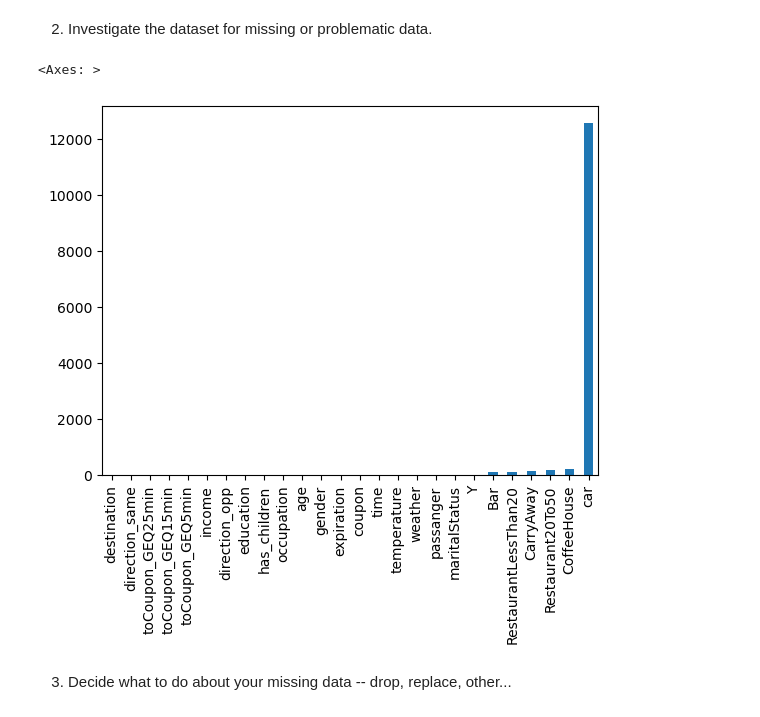
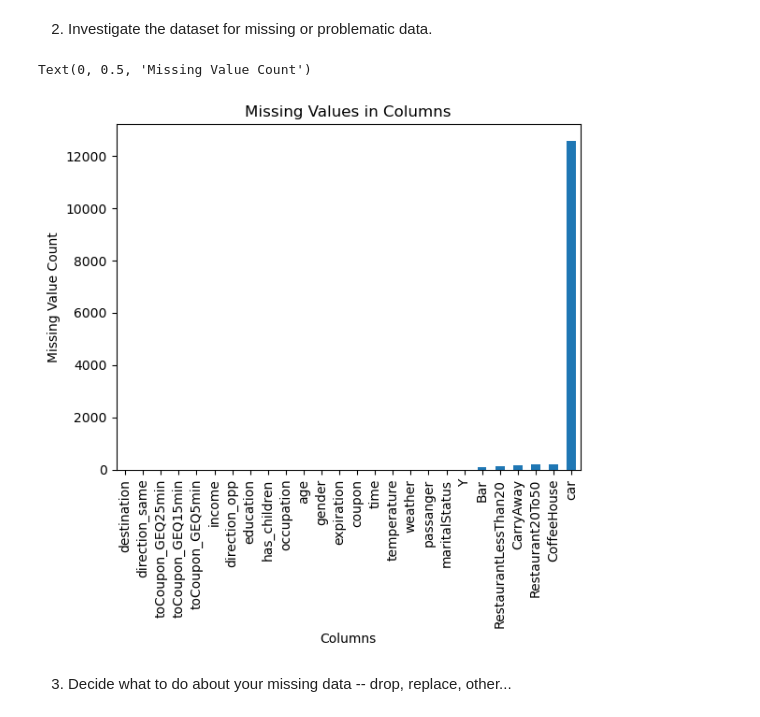
Before and after one commit to rsingh09/coupon-acceptance, a Jupyter notebook: prompt.ipynb, the cells around one changed output. Drawn from its saved outputs; the diff is of its cells as text; code cells hidden in the pictures.

Commit message:
Adding titles

```diff
--- a/prompt.ipynb
+++ b/prompt.ipynb
@@ -107,9 +107,12 @@ data.sample(10)
 2. Investigate the dataset for missing or problematic data.
 # %%
 data.isnull().sum().sort_values().plot(kind = 'bar')
+plt.title('Missing Values in Columns')
+plt.xlabel('Columns')
+plt.ylabel('Missing Value Count')
 # %% [output]
-<Axes: >
+Text(0, 0.5, 'Missing Value Count')
-[figure, old version]
+[figure, new version]
 # %% [markdown]
 3. Decide what to do about your missing data -- drop, replace, other...
 # %%
```
Also changed, not shown: parts of 4 cells of this notebook.
